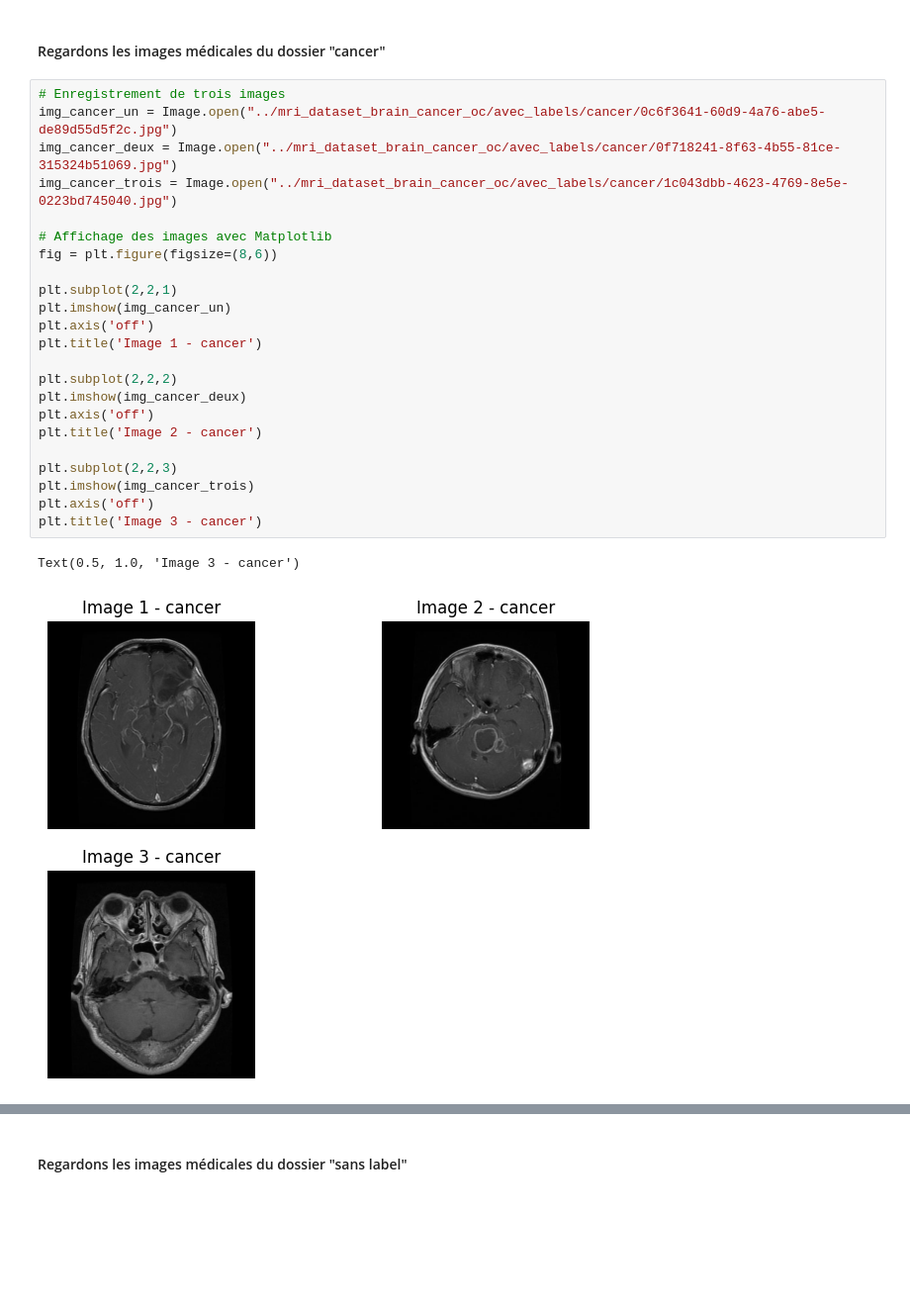
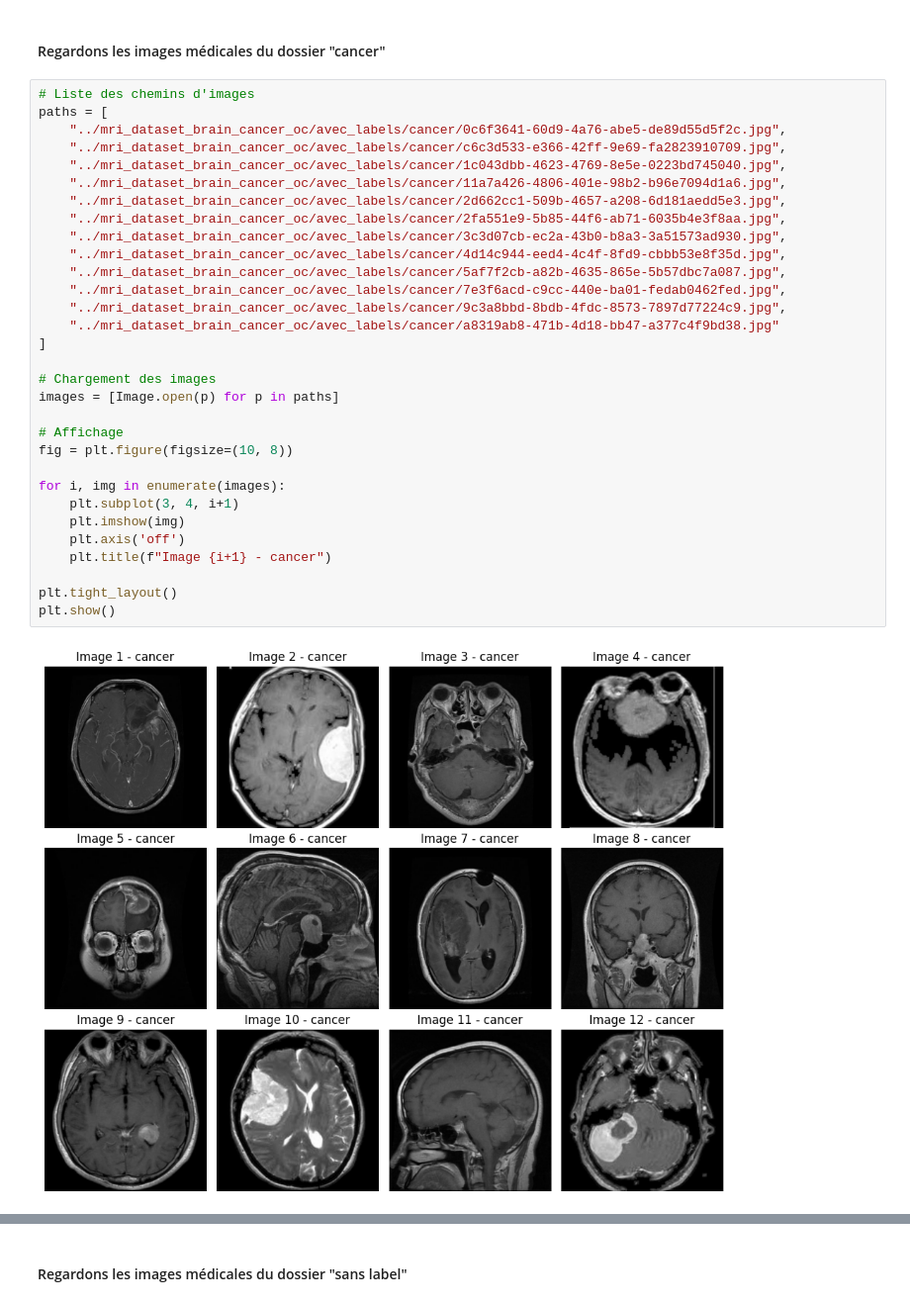
Before and after one commit to SCFlorian/Apprentissage_semi_supervise, a Jupyter notebook: notebooks/notebook_1_analyse_exploratoire.ipynb, the cells around one changed output, grey strips where cells are left out. Shown at 99% size. Cells and saved outputs as stored; diff of their text form; blank space fills up the shorter version.

```diff
--- a/notebooks/notebook_1_analyse_exploratoire.ipynb
+++ b/notebooks/notebook_1_analyse_exploratoire.ipynb
@@ -198,28 +212,35 @@ Text(0.5, 1.0, 'Image 3 - normal')
 # %% [markdown]
 #### Regardons les images médicales du dossier "cancer"
 # %%
-# Enregistrement de trois images
-img_cancer_un = Image.open("../mri_dataset_brain_cancer_oc/avec_labels/cancer/0c6f3641-60d9-4a76-abe5-de89d55d5f2c.jpg")
-img_cancer_deux = Image.open("../mri_dataset_brain_cancer_oc/avec_labels/cancer/0f718241-8f63-4b55-81ce-315324b51069.jpg")
-img_cancer_trois = Image.open("../mri_dataset_brain_cancer_oc/avec_labels/cancer/1c043dbb-4623-4769-8e5e-0223bd745040.jpg")
+# Liste des chemins d'images
+paths = [
+    "../mri_dataset_brain_cancer_oc/avec_labels/cancer/0c6f3641-60d9-4a76-abe5-de89d55d5f2c.jpg",
+    "../mri_dataset_brain_cancer_oc/avec_labels/cancer/c6c3d533-e366-42ff-9e69-fa2823910709.jpg",
+    "../mri_dataset_brain_cancer_oc/avec_labels/cancer/1c043dbb-4623-4769-8e5e-0223bd745040.jpg",
+    "../mri_dataset_brain_cancer_oc/avec_labels/cancer/11a7a426-4806-401e-98b2-b96e7094d1a6.jpg",
+    "../mri_dataset_brain_cancer_oc/avec_labels/cancer/2d662cc1-509b-4657-a208-6d181aedd5e3.jpg",
+    "../mri_dataset_brain_cancer_oc/avec_labels/cancer/2fa551e9-5b85-44f6-ab71-6035b4e3f8aa.jpg",
+    "../mri_dataset_brain_cancer_oc/avec_labels/cancer/3c3d07cb-ec2a-43b0-b8a3-3a51573ad930.jpg",
+    "../mri_dataset_brain_cancer_oc/avec_labels/cancer/4d14c944-eed4-4c4f-8fd9-cbbb53e8f35d.jpg",
+    "../mri_dataset_brain_cancer_oc/avec_labels/cancer/5af7f2cb-a82b-4635-865e-5b57dbc7a087.jpg",
+    "../mri_dataset_brain_cancer_oc/avec_labels/cancer/7e3f6acd-c9cc-440e-ba01-fedab0462fed.jpg",
+    "../mri_dataset_brain_cancer_oc/avec_labels/cancer/9c3a8bbd-8bdb-4fdc-8573-7897d77224c9.jpg",
+    "../mri_dataset_brain_cancer_oc/avec_labels/cancer/a8319ab8-471b-4d18-bb47-a377c4f9bd38.jpg"
+]
 
-# Affichage des images avec Matplotlib
-fig = plt.figure(figsize=(8,6))
+# Chargement des images
+images = [Image.open(p) for p in paths]
 
-plt.subplot(2,2,1)
-plt.imshow(img_cancer_un)
-plt.axis('off')
-plt.title('Image 1 - cancer')
+# Affichage
+fig = plt.figure(figsize=(10, 8))
 
-plt.subplot(2,2,2)
-plt.imshow(img_cancer_deux)
-plt.axis('off')
-plt.title('Image 2 - cancer')
+for i, img in enumerate(images):
+    plt.subplot(3, 4, i+1)
+    plt.imshow(img)
+    plt.axis('off')
+    plt.title(f"Image {i+1} - cancer")
 
-plt.subplot(2,2,3)
-plt.imshow(img_cancer_trois)
-plt.axis('off')
-plt.title('Image 3 - cancer')
+plt.tight_layout()
+plt.show()
 # %% [output]
-Text(0.5, 1.0, 'Image 3 - cancer')
-[figure, old version]
+[figure, new version]
```
Also changed, not shown: parts of 5 cells of this notebook.
